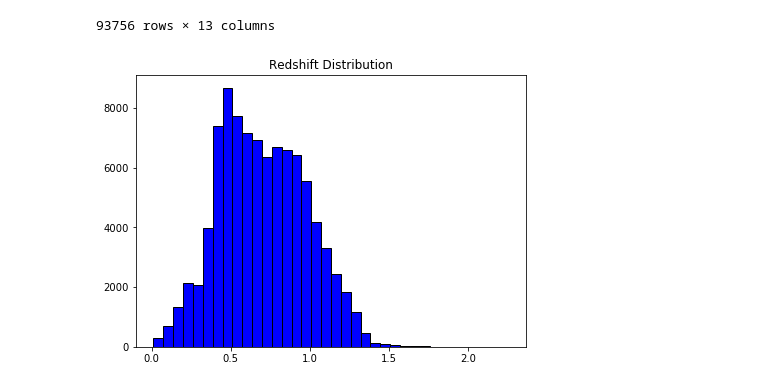
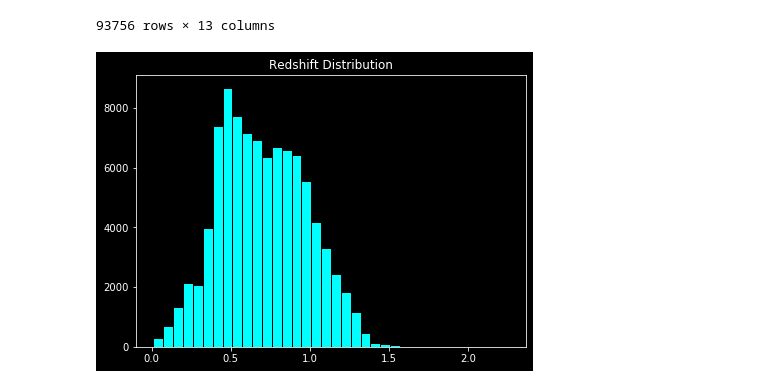
Before and after one commit to JimenaGonzalez/Simulations-Double-Source-Gravitational-Lensing, a Jupyter notebook: Color_Distribution/Source_distributions.ipynb, the cells around one changed output. Cells and saved outputs as stored; diff of their text form; code cells hidden in the pictures.

```diff
--- a/Color_Distribution/Source_distributions.ipynb
+++ b/Color_Distribution/Source_distributions.ipynb
@@ -2,6 +2,8 @@
 import pandas as pd
 import matplotlib.pyplot as plt
 import numpy as np
+
+plt.style.use('dark_background')
 # %%
 path = '/Users/jimenagonzalez/research/DSPL/Simulations-Double-Source-Gravitational-Lensing/Data/'
 filename = 'source_distributions.csv'
@@ -34,10 +36,10 @@ data
 # %%
 plt.figure(figsize=(7,5))
 plt.title('Redshift Distribution')
-plt.hist(data['DNF_ZMEAN_SOF'], color = 'blue', edgecolor = 'black', bins = int(180/5))
+plt.hist(data['DNF_ZMEAN_SOF'], color = 'cyan', edgecolor = 'black', bins = int(180/5))
 plt.show()
 # %% [output]
-[figure, old version]
+[figure, new version]
 # %%
 data['g_r'] = data['MAG_PSF_G'] - data['MAG_PSF_R'] # g-r color
 data['r_i'] = data['MAG_PSF_R'] - data['MAG_PSF_I'] # r-i color
```
Also changed, not shown: parts of 3 cells of this notebook.
